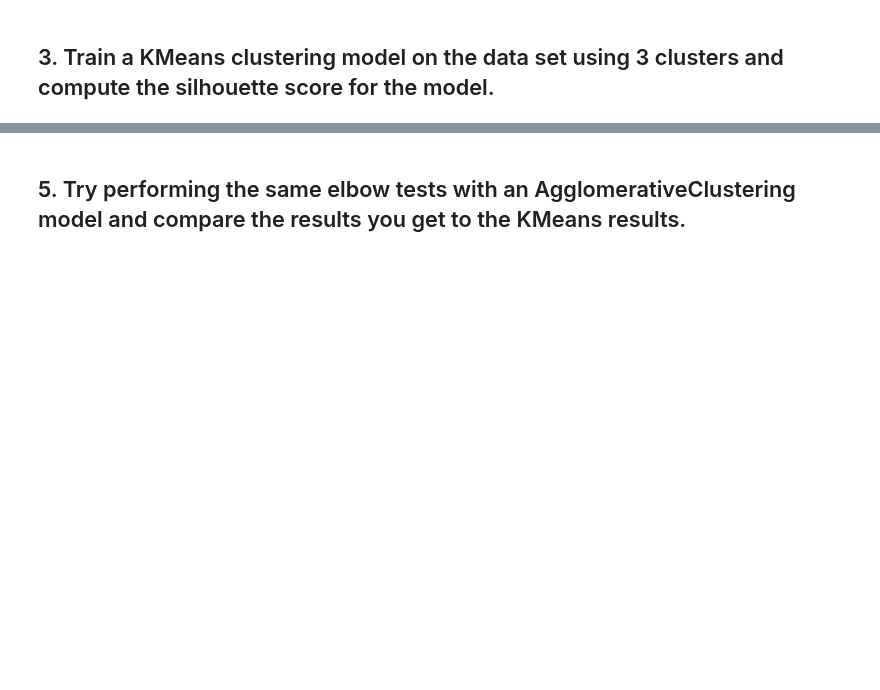
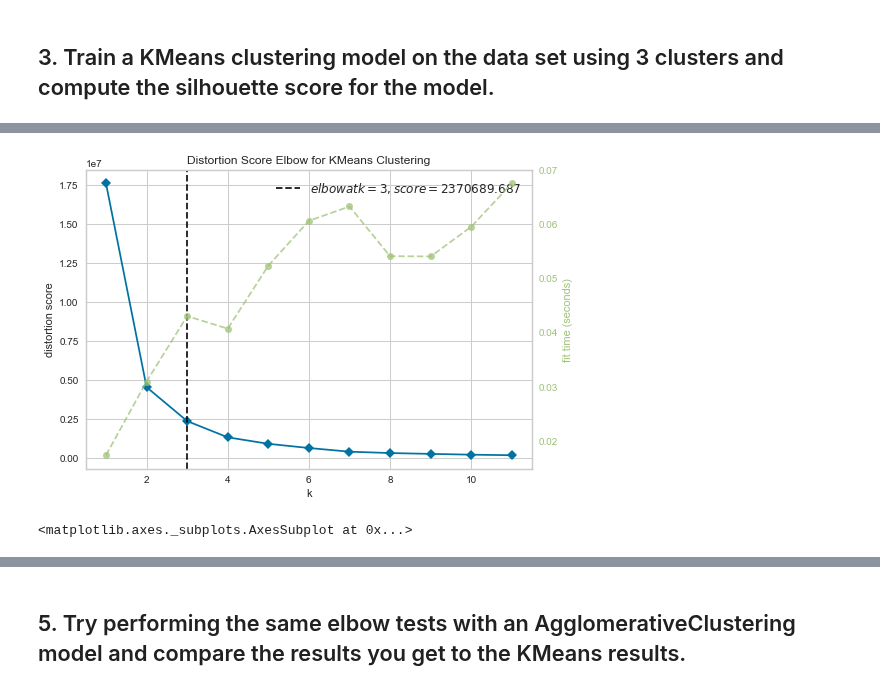
Before and after one commit to ta-datapt-bcn/lab_evaluation, a Jupyter notebook: lab-unsupervised-learning-evaluation/your-code/main.ipynb, the cells around one changed output, grey strips where cells are left out. Drawn from its saved outputs; the diff is of its cells as text; code cells hidden in the pictures; blank space fills up the shorter version.

Commit message:
Unsupervised Learning Model Evaluation Lab

```diff
--- a/lab-unsupervised-learning-evaluation/your-code/main.ipynb
+++ b/lab-unsupervised-learning-evaluation/your-code/main.ipynb
@@ -11,4 +12,9 @@ warnings.filterwarnings("ignore", category=RuntimeWarning)
 # %% [markdown]
 Load the wine dataset using sklearn and get the datasets X and y containing the target and the rest of the variables
+# %%
+from sklearn.datasets import load_wine
+wine = load_wine()
+X = wine.data
+y = wine.target
 # %% [markdown]
 ## 1. Train a KMeans clustering model on the data set using 8 clusters and compute the silhouette score for the model.
@@ -30,0 +56,11 @@ ModuleNotFoundError: No module named 'yellowbrick'
+# %%
+def KElbowVisualizer(modelo, metrica, kk, X):
+    from yellowbrick.cluster import KElbowVisualizer
+    model = modelo()
+    visualizer = KElbowVisualizer(model, k=kk, metric=metrica).fit(X) # Fit the data to the visualizer
+    return visualizer.show()        # Finalize and render the figure
+# %%
+KElbowVisualizer(KMeans, 'distortion',(1,12) , X)
+# %% [output]
+[figure, added]
+<matplotlib.axes._subplots.AxesSubplot at 0x...>
```
Also changed, not shown: parts of 27 cells of this notebook.
